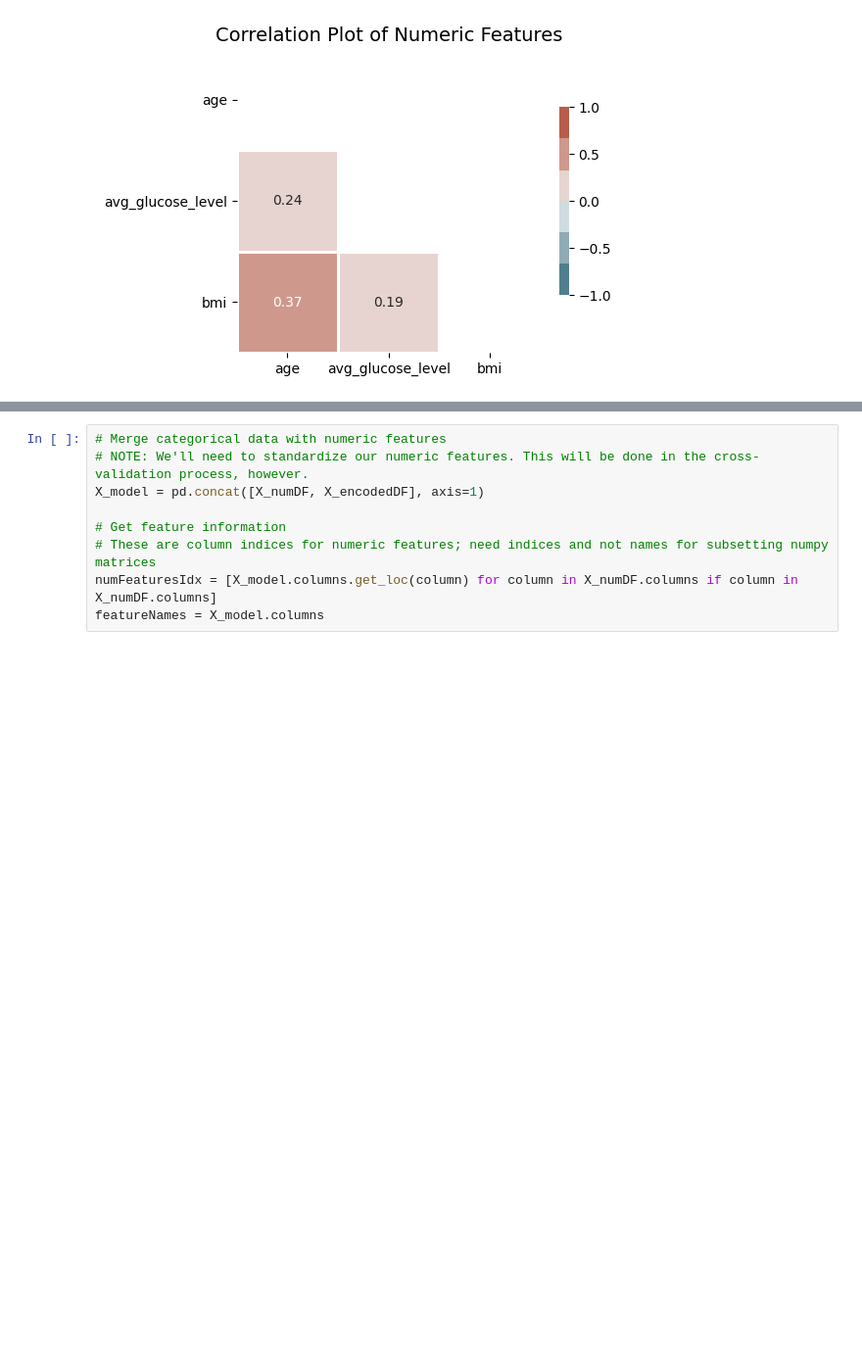
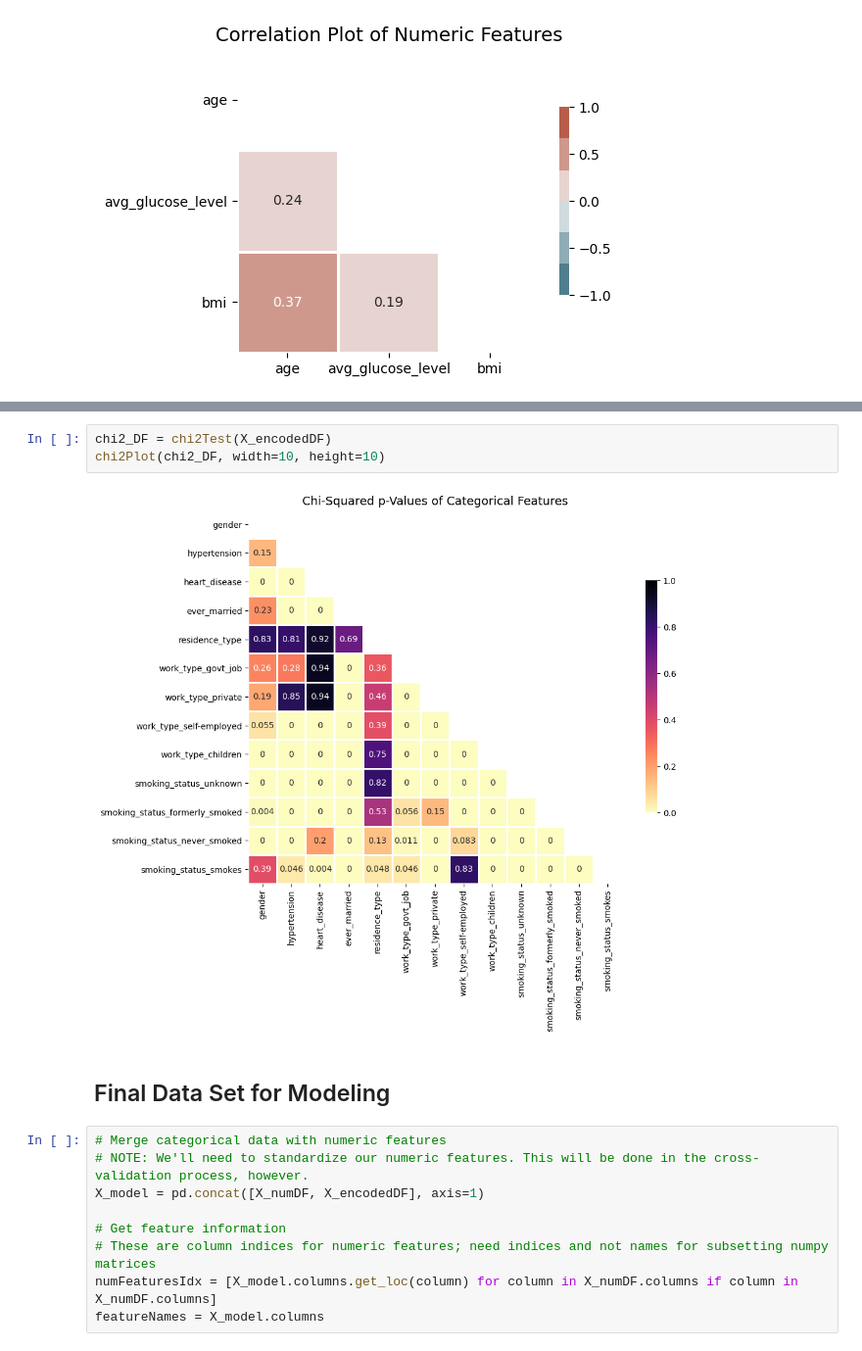
Before and after one commit to BrentonGraham/biomedical-ml-anschutz, a Jupyter notebook: 4. Classification & Model Selection/Classification&ModelSelection.ipynb, the cells around one changed output, grey strips where cells are left out. Shown at 98% size. Drawn from its saved outputs; the diff is of its cells as text; blank space fills up the shorter version.

```diff
--- a/4. Classification & Model Selection/Classification&ModelSelection.ipynb
+++ b/4. Classification & Model Selection/Classification&ModelSelection.ipynb
@@ -343,3 +394,10 @@ smoking_status one-hot-encoded
+# %%
+chi2_DF = chi2Test(X_encodedDF)
+chi2Plot(chi2_DF, width=10, height=10)
+# %% [output]
+[figure, added]
+# %% [markdown]
+## Final Data Set for Modeling
 # %%
 # Merge categorical data with numeric features
 # NOTE: We'll need to standardize our numeric features. This will be done in the cross-validation process, however.
```
Also changed, not shown: parts of 37 cells of this notebook.
